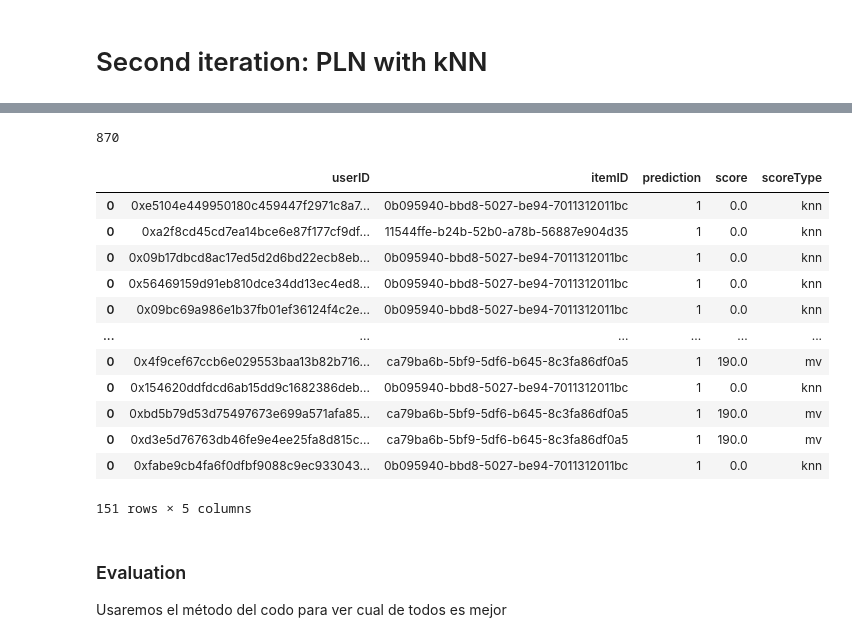
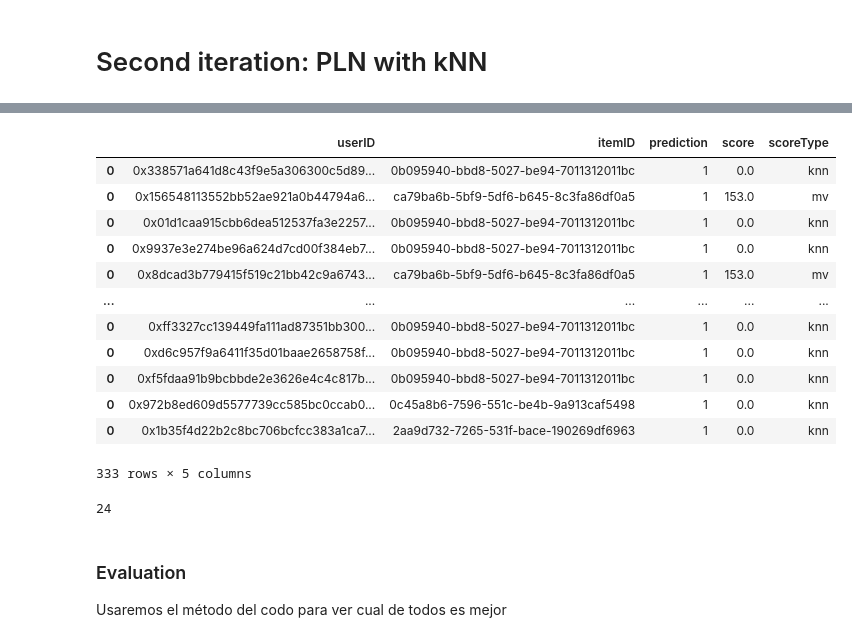
Before and after one commit to daviddavo/upm-tfm-notebooks, a Jupyter notebook: 08_pln.ipynb, the cells around one changed output, grey strips where cells are left out. Drawn from its saved outputs; the diff is of its cells as text; code cells hidden in the pictures.

```diff
--- a/08_pln.ipynb
+++ b/08_pln.ipynb
@@ -400,23 +405,26 @@ def recommendUserKNN(train: pd.DataFrame, user, proposals, top_k: Optional[int]
         if False, doesn't do it
         if None (default), does it when k > 1, but doesn't do it with Nearest Neighbor
     """
-    train['hasVoted'] = train['userID'] == user
+    # train['hasVoted'] = train['userID'] == user
+    hasVoted = train['userID'] == user
 
     # Remove recommendations already in training
     # (aka remove from proposals array)
     if remove_train:
         proposals = filter_proposals_in_train(train, user, proposals)
 
-    assert any(train['hasVoted']), 'The user has not voted in any proposal'
+    assert any(hasVoted), 'The user has not voted in any proposal'
 
     if do_sampling or (do_sampling is None and knn_k > 1):
-        num_samples = train['hasVoted'].value_counts().min() # [True]
-        train = train.groupby('hasVoted').apply(lambda x: x.sample(num_samples)).reset_index(drop=True)
+        # num_samples = train['hasVoted'].value_counts().min() # [True]
+        num_samples = hasVoted.value_counts().min() # [True]
+        train = train.groupby(hasVoted).apply(lambda x: x.sample(num_samples)).reset_index(drop=True)
+        hasVoted = train['userID'] == user
 
     known_embeds = embeddings[itemID2idx[train['itemID']]]
 
     knn = KNeighborsClassifier(knn_k) # , metric='cosine')
-    knn.fit(known_embeds, train['hasVoted'])
+    knn.fit(known_embeds, hasVoted)# train['hasVoted'])
 
     predict_embeds = embeddings[itemID2idx[proposals]]
     aux = knn.predict_proba(predict_embeds)
@@ -437,7 +445,7 @@ def recommendUserKNN(train: pd.DataFrame, user, proposals, top_k: Optional[int]
 u = '0xe44782afe398800d7190796018c4b865e32ff806'
 proposals_voted_by_user = test_filtered[test_filtered['userID'] == u]
 print(f'The user {u} voted in {len(proposals_voted_by_user)} proposals')
-p = recommendUserKNN(train_filtered.copy(), u, test_filtered['itemID'].unique().copy(), 5)
-p['correct'] = p['itemID'].isin(proposals_voted_by_user['itemID'])
-p
+# p = recommendUserKNN(train, u, test_filtered['itemID'].unique().copy(), 5, do_sampling=True)
+# p['correct'] = p['itemID'].isin(proposals_voted_by_user['itemID'])
+# p
 # %% [output]
@@ -476,43 +480,62 @@ list(test_filtered['userID'].unique())[0]
-# %%
-(train['userID'] == '0xc54a6c3778016b06cbd126ccc3b5bc06c5f666fb').sum()
-# %% [output]
-870
 # %%
+import multiprocessing as mp
+from multiprocessing import Pool
+
 def recommendUserKNNwithFallback(train, user, proposals, top_k = None, knn_k: int = 1, remove_train: bool = True, do_sampling = None):
     """ If the user has not voted in any proposal in `train`, we fall back to recommending
     the most voted proposal in `proposals`
     """
     if remove_train:
         proposals = filter_proposals_in_train(train, user, proposals)
     if (user == train['userID']).sum() >= knn_k:
         df = recommendUserKNN(train, user, proposals, top_k, knn_k, remove_train=False, do_sampling=do_sampling)
         df['scoreType'] = 'knn'
         return df
     else:
         df = recommendMostVoted(train, user, proposals, top_k, remove_train=False)
         df['scoreType'] = 'mv'
         return df
 
-def recommendNLPKNN(train: pd.DataFrame, users, proposals, top_k: int = 5, knn_k: int = 1, do_sampling=None):
+def recommendNLPKNN(train: pd.DataFrame, users, proposals, top_k: int = 5, knn_k: int = 1, do_sampling=None, cpus=-1):
     # Create voter embeddings
     assert knn_k >= 1
-    return pd.concat((recommendUserKNNwithFallback(train, u, proposals, top_k, knn_k, do_sampling=do_sampling) for u in users))
 
-recommendNLPKNN(train_filtered.copy(), test_filtered['userID'].unique(), test_filtered['itemID'].unique(), top_k=1)
+    with Pool(mp.cpu_count()//4 if cpus==-1 else cpus) as pool:
+        return pd.concat(
+            tqdm(
+                pool.imap(
+                    partial(
+                        recommendUserKNNwithFallback,
+                        train,
+                        proposals=proposals,
+                        top_k=top_k,
+                        knn_k=knn_k,
+                        do_sampling=do_sampling),
+                    users),
+                total=len(users),
+                leave=False,
+            )
+        )
+
+recommendNLPKNN(train, test_filtered['userID'].unique(), test_filtered['itemID'].unique(), top_k=1)
 # %% [output]
 |  | userID | itemID | prediction | score | scoreType |
-| 0 | 0xe5104e449950180c459447f2971c8a7... | 0b095940-bbd8-5027-be94-7011312011bc | 1 | 0.0 | knn |
-| 0 | 0xa2f8cd45cd7ea14bce6e87f177cf9df... | 11544ffe-b24b-52b0-a78b-56887e904d35 | 1 | 0.0 | knn |
-| 0 | 0x09b17dbcd8ac17ed5d2d6bd22ecb8eb... | 0b095940-bbd8-5027-be94-7011312011bc | 1 | 0.0 | knn |
-| 0 | 0x56469159d91eb810dce34dd13ec4ed8... | 0b095940-bbd8-5027-be94-7011312011bc | 1 | 0.0 | knn |
-| 0 | 0x09bc69a986e1b37fb01ef36124f4c2e... | 0b095940-bbd8-5027-be94-7011312011bc | 1 | 0.0 | knn |
+| 0 | 0x338571a641d8c43f9e5a306300c5d89... | 0b095940-bbd8-5027-be94-7011312011bc | 1 | 0.0 | knn |
+| 0 | 0x156548113552bb52ae921a0b44794a6... | ca79ba6b-5bf9-5df6-b645-8c3fa86df0a5 | 1 | 153.0 | mv |
+| 0 | 0x01d1caa915cbb6dea512537fa3e2257... | 0b095940-bbd8-5027-be94-7011312011bc | 1 | 0.0 | knn |
+| 0 | 0x9937e3e274be96a624d7cd00f384eb7... | 0b095940-bbd8-5027-be94-7011312011bc | 1 | 0.0 | knn |
+| 0 | 0x8dcad3b779415f519c21bb42c9a6743... | ca79ba6b-5bf9-5df6-b645-8c3fa86df0a5 | 1 | 153.0 | mv |
 | ... | ... | ... | ... | ... | ... |
-| 0 | 0x4f9cef67ccb6e029553baa13b82b716... | ca79ba6b-5bf9-5df6-b645-8c3fa86df0a5 | 1 | 190.0 | mv |
-| 0 | 0x154620ddfdcd6ab15dd9c1682386deb... | 0b095940-bbd8-5027-be94-7011312011bc | 1 | 0.0 | knn |
-| 0 | 0xbd5b79d53d75497673e699a571afa85... | ca79ba6b-5bf9-5df6-b645-8c3fa86df0a5 | 1 | 190.0 | mv |
-| 0 | 0xd3e5d76763db46fe9e4ee25fa8d815c... | ca79ba6b-5bf9-5df6-b645-8c3fa86df0a5 | 1 | 190.0 | mv |
-| 0 | 0xfabe9cb4fa6f0dfbf9088c9ec933043... | 0b095940-bbd8-5027-be94-7011312011bc | 1 | 0.0 | knn |
+| 0 | 0xff3327cc139449fa111ad87351bb300... | 0b095940-bbd8-5027-be94-7011312011bc | 1 | 0.0 | knn |
+| 0 | 0xd6c957f9a6411f35d01baae2658758f... | 0b095940-bbd8-5027-be94-7011312011bc | 1 | 0.0 | knn |
+| 0 | 0xf5fdaa91b9bcbbde2e3626e4c4c817b... | 0b095940-bbd8-5027-be94-7011312011bc | 1 | 0.0 | knn |
+| 0 | 0x972b8ed609d5577739cc585bc0ccab0... | 0c45a8b6-7596-551c-be4b-9a913caf5498 | 1 | 0.0 | knn |
+| 0 | 0x1b35f4d22b2c8bc706bcfcc383a1ca7... | 2aa9d732-7265-531f-bace-190269df6963 | 1 | 0.0 | knn |
-151 rows × 5 columns
+333 rows × 5 columns
+# %%
+print(mp.cpu_count())
+# %% [output]
+24
 # %% [markdown]
 ### Evaluation
 
```
Also changed, not shown: parts of 13 cells of this notebook, 4 other files.
